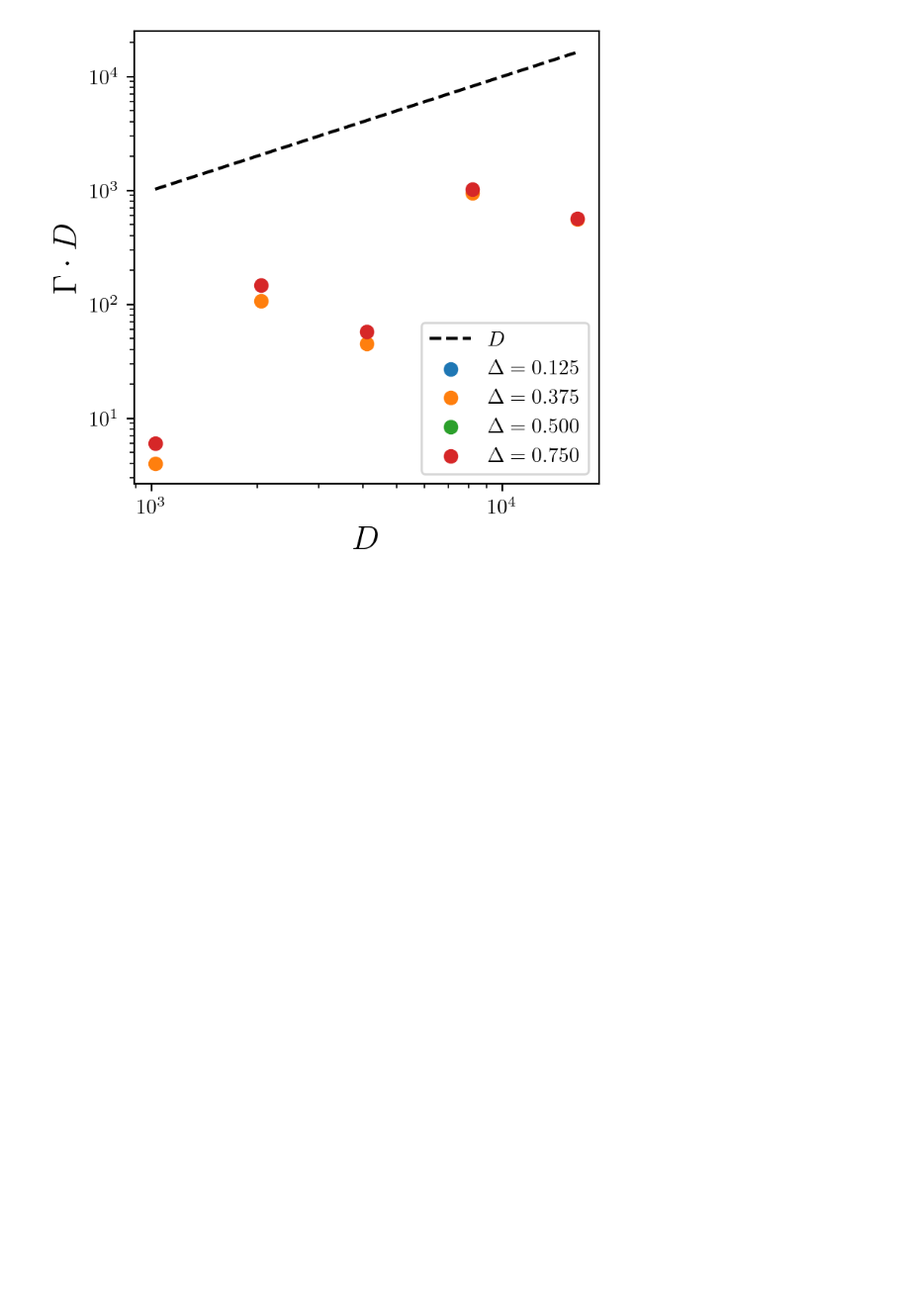
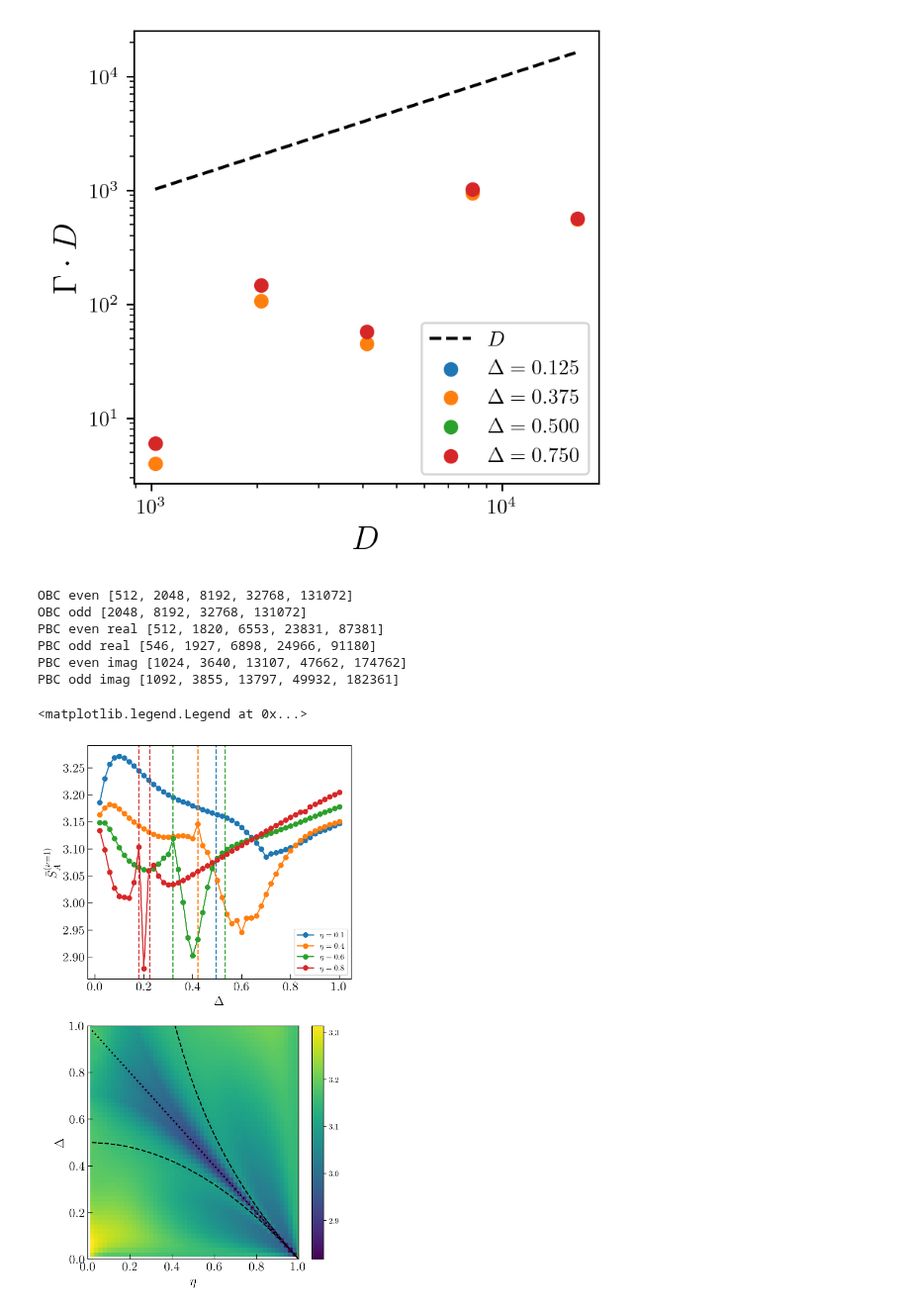
Before and after one commit to Rafal-Swietek/QHamSolver, a Jupyter notebook: XYZ/Jupyter_Python/degeneracies.ipynb, the cells around one changed output. Shown at 99% size. Saved outputs shown, nothing was run; the diff lists cells and outputs as text; code cells hidden in the pictures; blank space fills up the shorter version.

```diff
--- a/XYZ/Jupyter_Python/degeneracies.ipynb
+++ b/XYZ/Jupyter_Python/degeneracies.ipynb
@@ -276,5 +278,81 @@ ax.legend()
 # %% [output]
 <matplotlib.legend.Legend at 0x...>
 [figure]
+# %%
+Ls_e=[12, 14, 16, 18, 20]
+Ls_o=[13, 15, 17, 19]
+print("OBC even", [int(2**L / (8)) for L in Ls_e])
+print("OBC odd", [int(2**L / (4)) for L in Ls_o])
+
+Ls_e=[16, 18, 20, 22, 24]
+Ls_o=[15, 17, 19, 21, 23]
+print("PBC even real", [int(2**L / (8*L)) for L in Ls_e])
+print("PBC odd real", [int(2**L / (4*L)) for L in Ls_o])
+
+print("PBC even imag", [int(2**L / (4*L)) for L in Ls_e])
+print("PBC odd imag", [int(2**L / (2*L)) for L in Ls_o])
+# %% [output]
+OBC even [512, 2048, 8192, 32768, 131072]
+OBC odd [2048, 8192, 32768, 131072]
+PBC even real [512, 1820, 6553, 23831, 87381]
+PBC odd real [546, 1927, 6898, 24966, 91180]
+PBC even imag [1024, 3640, 13107, 47662, 174762]
+PBC odd imag [1092, 3855, 13797, 49932, 182361]
+# %%
+
+fig, axis = plt.subplots( nrows=2, ncols=1, figsize=(6,12), dpi = 200)
+L=16
+
+df = pd.read_csv(f'./RESULTS/OBC/entropy_sweep_nu=1_L={L}.csv')
+
+deltas = np.linspace(0.02, 1.00, 50)
+etas = np.linspace(0.02, 1.00, 50)
+
+X, Y = np.meshgrid(etas, deltas)
+p = axis[1].pcolormesh(X, Y, np.array(df['LA=8']).reshape((50, 50)), shading='nearest')#, cmap='gnuplot')
+
+def delta1(eta):
+    return (1 - eta**2) / 2
+
+def delta2(eta):
+    return (1 - eta**2) / (2 * eta)
+
+axis[1].plot(etas, delta1(etas), c='black', ls='--')
+axis[1].plot(etas, delta2(etas), c='black', ls='--')
+axis[1].plot(etas, 1-(etas), c='black', ls=':', lw=2)
+fig.colorbar(p)
+
+axis[1].set_xlim(0, 1)
+axis[1].set_ylim(0, 1)
+
+axis[1].set_xlabel('$\eta$', fontsize=16)
+axis[1].set_ylabel('$\Delta$', fontsize=16)
+axis[1].tick_params(axis='both', which='major', direction="in",length=6, labelsize=16)#, length=font_size-4, width=0.05*font_size)
+axis[1].tick_params(axis='both', which='minor', direction="in",length=3, labelsize=16)#, length=0.2*(font_size-4), width=0.05*font_size)
+
+#axis[1].set_title(r'$\bar S_A^{(\nu=1)}$', fontsize=20)
+
+for eta in [0.1, 0.2, 0.4, 0.6, 0.8]:
+    entropy = df[ df['eta'] == eta ]['LA=8']
+    if len(entropy) == 50:
+        pl = axis[0].plot(deltas, entropy, marker='o', label=f"$\eta={eta}$")
+
+        supersym_point = [delta1(eta), delta2(eta)]
+        for sp in supersym_point:
+            if sp < 1.0:
+                axis[0].axvline(x=sp, ls='--', color=pl[0].get_color())
+
+axis[0].set_xlabel('$\Delta$', fontsize=16)
+axis[0].set_ylabel(r'$\bar S_A^{(\nu=1)}$', fontsize=16)
+axis[0].tick_params(axis='both', which='major', direction="in",length=6, labelsize=16)#, length=font_size-4, width=0.05*font_size)
+axis[0].tick_params(axis='both', which='minor', direction="in",length=3, labelsize=16)#, length=0.2*(font_size-4), width=0.05*font_size)
+axis[0].legend()
+
+
+#plt.savefig("entropy_sweep.pdf", bbox_inches = 'tight', pad_inches=0.02)
+#plt.savefig("entropy_sweep.png", bbox_inches = 'tight', pad_inches=0.02)
+# %% [output]
+<matplotlib.legend.Legend at 0x...>
+[figure, added]
 # %%
 
```
Also changed, not shown: parts of 4 cells of this notebook, 5 other files.
